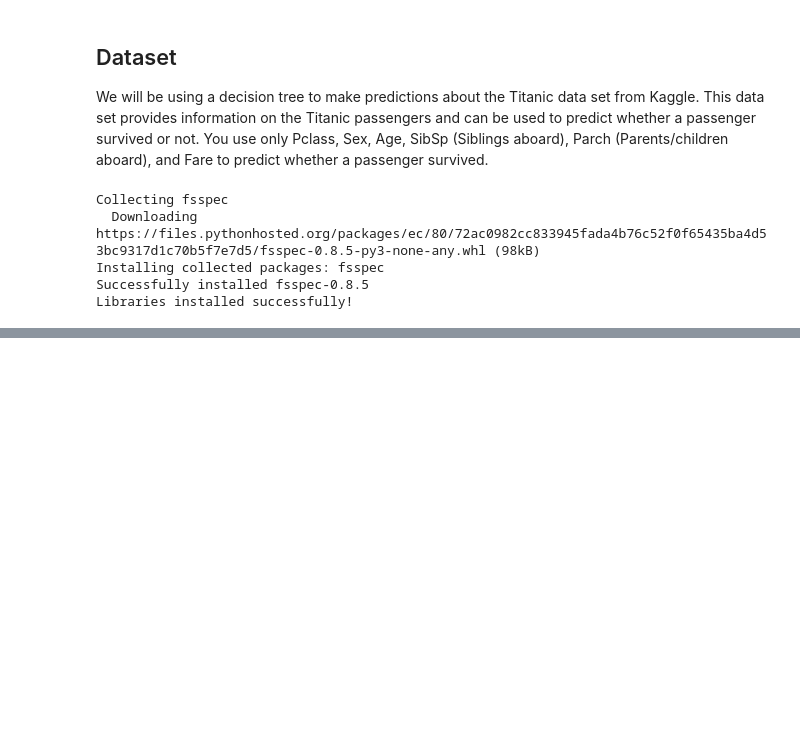
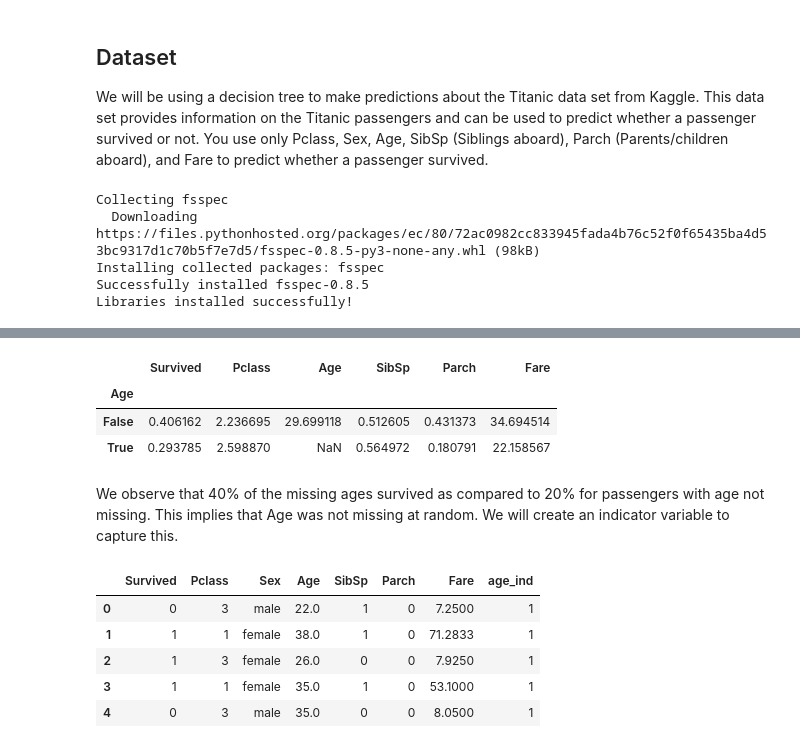
Before and after one commit to obeabi/Assignments, a Jupyter notebook: Main_DecisionTree.ipynb, the cells around one changed output, grey strips where cells are left out. Drawn from its saved outputs; the diff is of its cells as text; code cells hidden in the pictures; blank space fills up the shorter version.

```diff
--- a/Main_DecisionTree.ipynb
+++ b/Main_DecisionTree.ipynb
@@ -69,0 +122,22 @@ titanic.head()
+# %%
+# Check if Age is missing at random
+titanic.groupby(titanic['Age'].isnull()).mean()
+# %% [output]
+|  | Survived | Pclass | Age | SibSp | Parch | Fare |
+| Age |  |  |  |  |  |  |
+| False | 0.406162 | 2.236695 | 29.699118 | 0.512605 | 0.431373 | 34.694514 |
+| True | 0.293785 | 2.598870 | NaN | 0.564972 | 0.180791 | 22.158567 |
+# %% [markdown]
+We observe that 40% of the missing ages survived as compared to 20% for passengers with age not missing. This implies that Age was not missing at random. We will create an indicator variable to capture this.
+# %%
+# Create indicator variablle
+titanic['age_ind']= np.where(titanic['Age'].isnull(), 0,1)
+
+titanic.head()
+# %% [output]
+|  | Survived | Pclass | Sex | Age | SibSp | Parch | Fare | age_ind |
+| 0 | 0 | 3 | male | 22.0 | 1 | 0 | 7.2500 | 1 |
+| 1 | 1 | 1 | female | 38.0 | 1 | 0 | 71.2833 | 1 |
+| 2 | 1 | 3 | female | 26.0 | 0 | 0 | 7.9250 | 1 |
+| 3 | 1 | 1 | female | 35.0 | 1 | 0 | 53.1000 | 1 |
+| 4 | 0 | 3 | male | 35.0 | 0 | 0 | 8.0500 | 1 |
```
Also changed, not shown: parts of 5 cells of this notebook.
